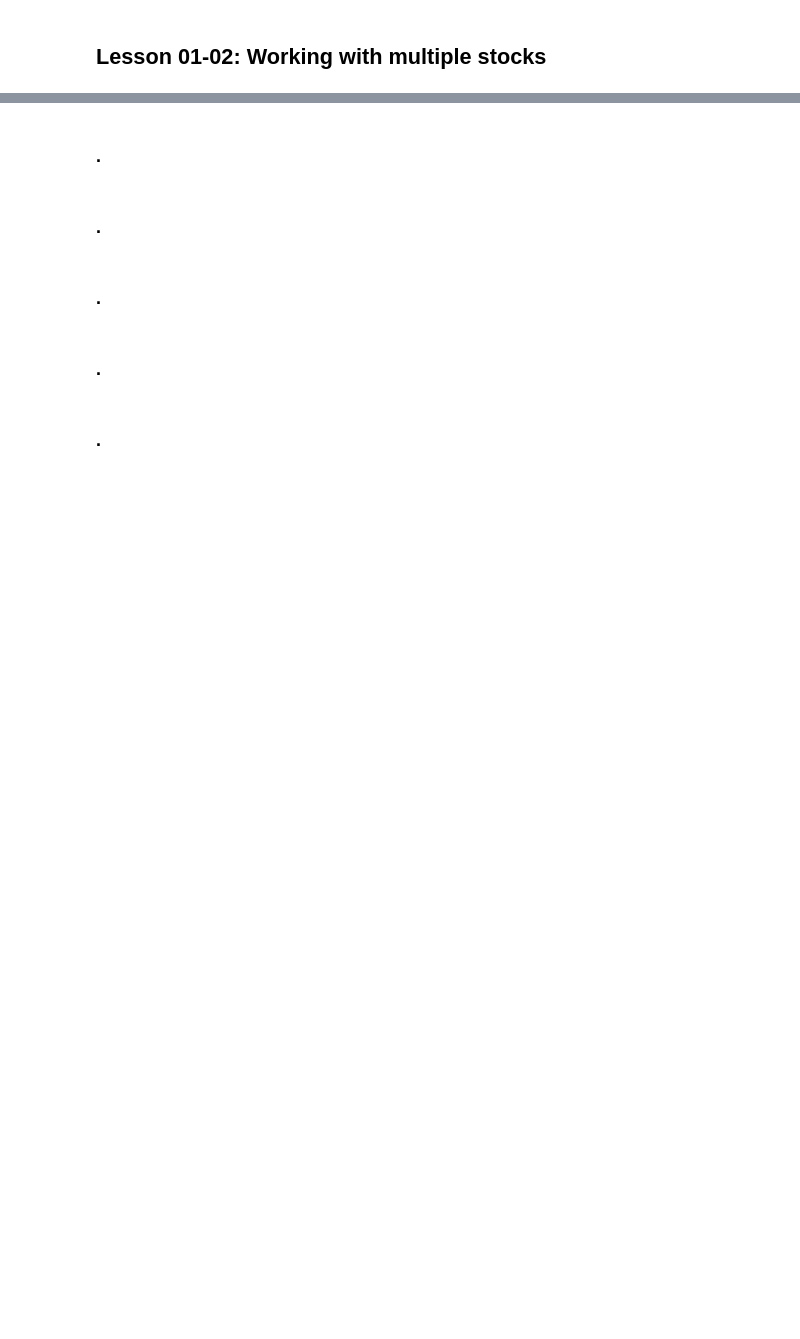
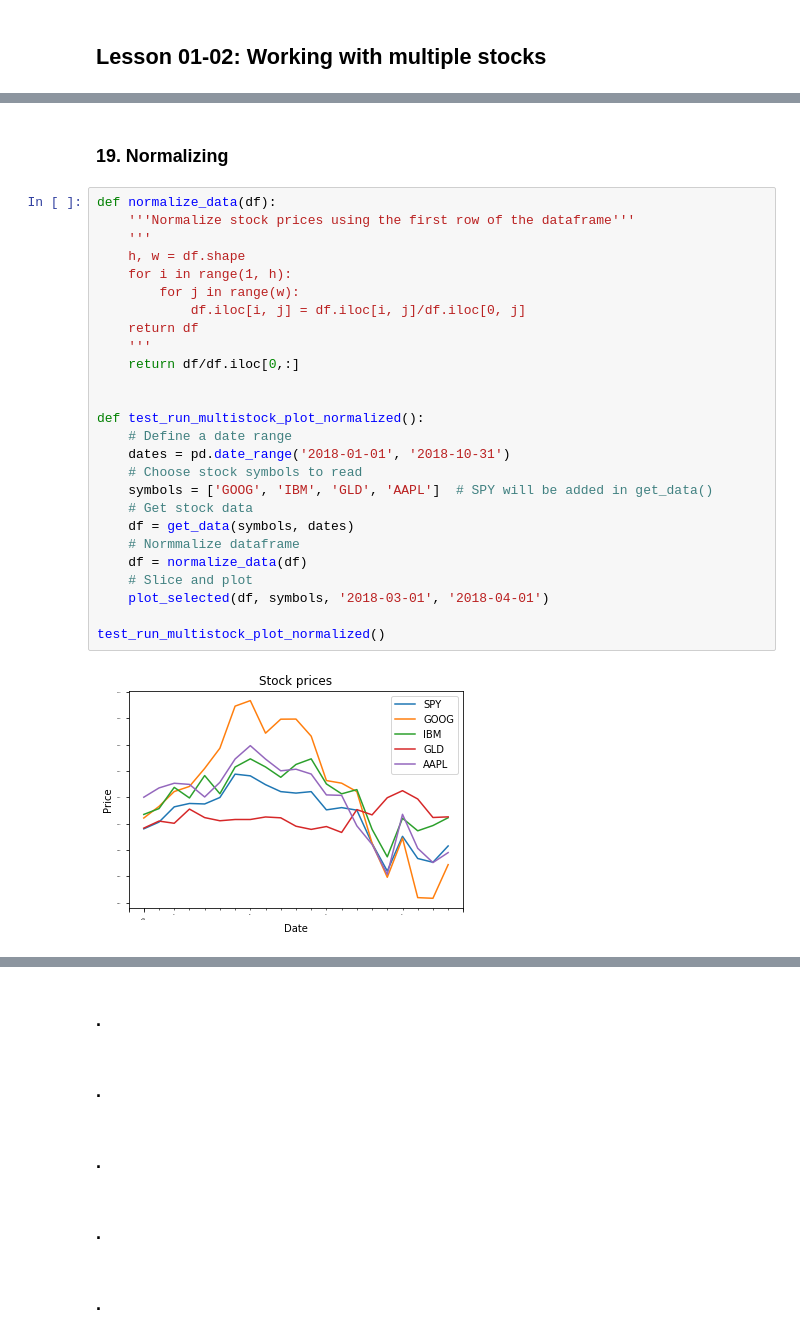
Before and after one commit to samosapiens/machine_learning, a Jupyter notebook: ML_Trading_Course/Machine Learning for Trading.ipynb, the cells around one changed output, grey strips where cells are left out. Saved outputs shown, nothing was run; the diff lists cells and outputs as text; blank space fills up the shorter version.

```diff
--- a/ML_Trading_Course/Machine Learning for Trading.ipynb
+++ b/ML_Trading_Course/Machine Learning for Trading.ipynb
@@ -328 +600,31 @@ test_run_plot_two_columns()
+# %% [markdown]
+### 19. Normalizing
+# %%
+def normalize_data(df):
+    '''Normalize stock prices using the first row of the dataframe'''
+    '''
+    h, w = df.shape
+    for i in range(1, h):
+        for j in range(w):
+            df.iloc[i, j] = df.iloc[i, j]/df.iloc[0, j]
+    return df
+    '''
+    return df/df.iloc[0,:]
+
+
+def test_run_multistock_plot_normalized():
+    # Define a date range
+    dates = pd.date_range('2018-01-01', '2018-10-31')
+    # Choose stock symbols to read
+    symbols = ['GOOG', 'IBM', 'GLD', 'AAPL']  # SPY will be added in get_data()
+    # Get stock data
+    df = get_data(symbols, dates)
+    # Normmalize dataframe
+    df = normalize_data(df)
+    # Slice and plot
+    plot_selected(df, symbols, '2018-03-01', '2018-04-01')
+
+test_run_multistock_plot_normalized()
+# %% [output]
+[figure, added]
 # %% [markdown]
```
Also changed, not shown: parts of 109 cells of this notebook, 36 other files.
